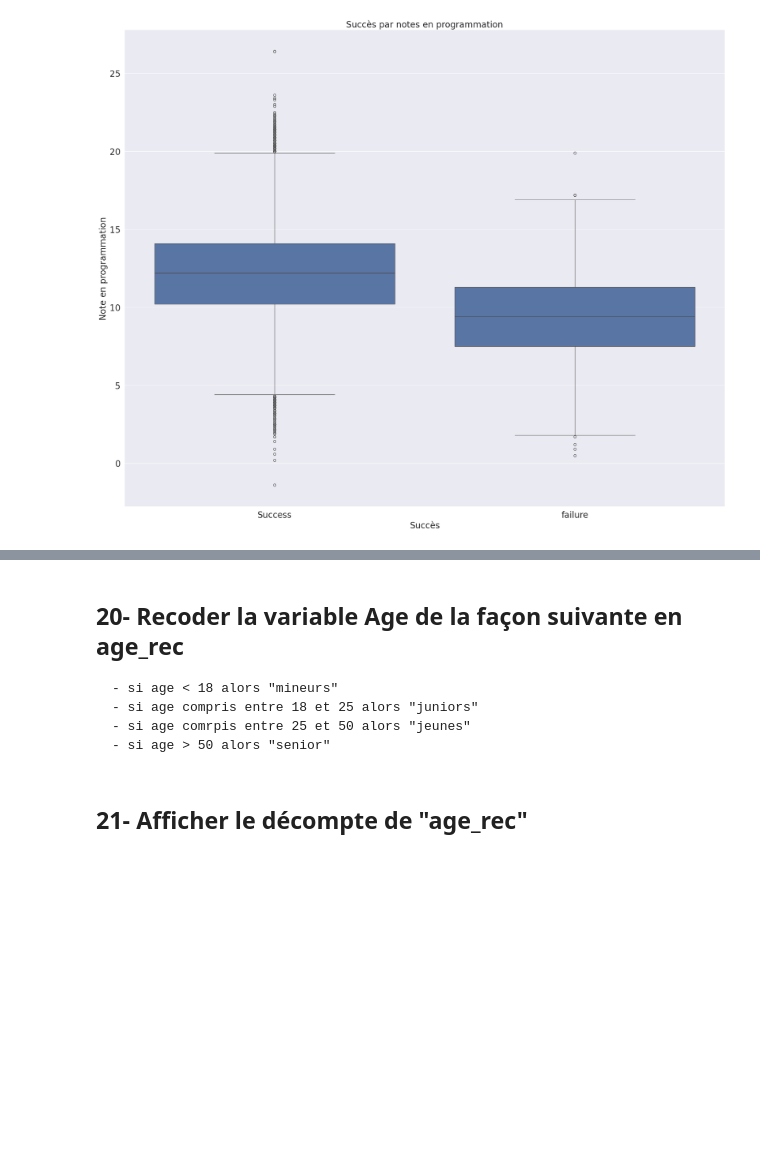
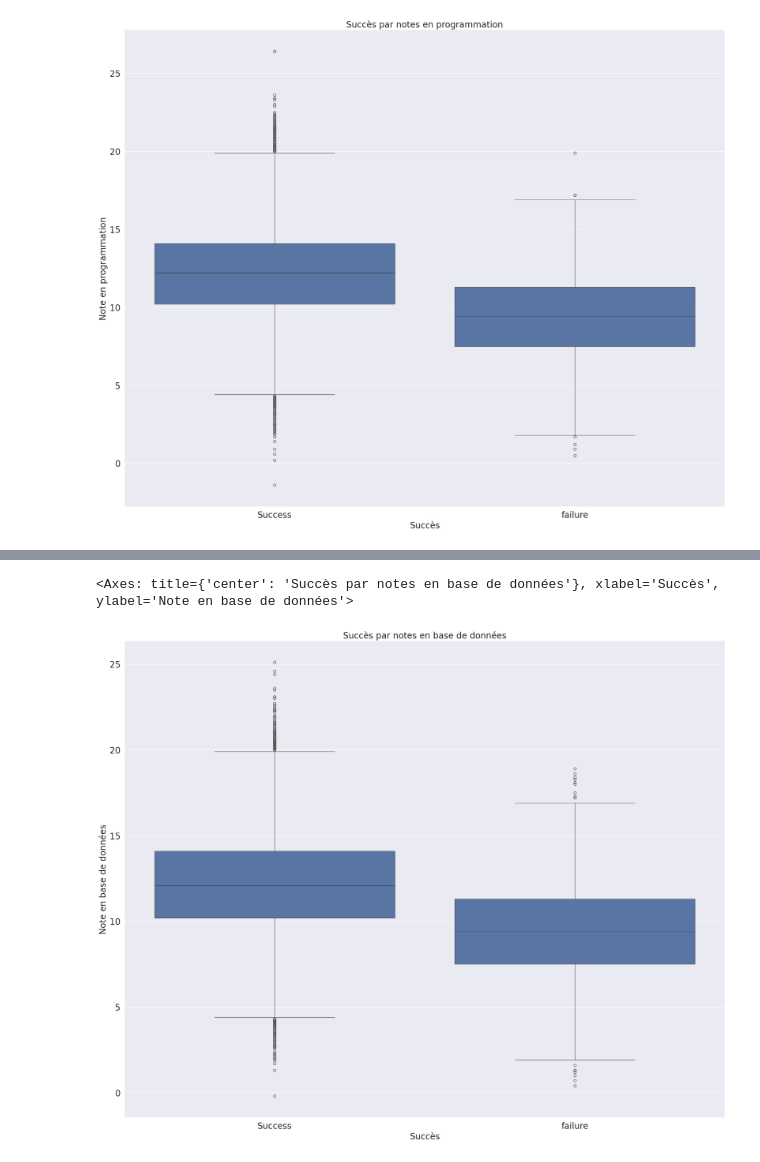
Before and after one commit to jabibamman/examen_ML_5_AL2, a Jupyter notebook: clustering_etudiant.ipynb, the cells around one changed output, grey strips where cells are left out. Saved outputs shown, nothing was run; the diff lists cells and outputs as text; code cells hidden in the pictures; blank space fills up the shorter version.

Commit message:
boxplot

```diff
--- a/clustering_etudiant.ipynb
+++ b/clustering_etudiant.ipynb
@@ -400,18 +397,0 @@ sns.boxplot(x='Status', y='Grade_Algorithms', data=clean_data)
-# %%
-# graphique des correlations
-plt.figure(figsize=(20, 20))
-
-plt.title("Table de corrélation des 10 premières variables", fontsize=30)
-
-sns.set(style="darkgrid", font_scale=2)
-plt.xlabel("",fontsize=20)
-plt.ylabel("",fontsize=20)
-
-sns.heatmap(table_corr,
-            cmap='viridis',
-            cbar=True,
-            #vmax=1.0, vmin=-1.0,
-            linewidths=0.3,
-            annot=True,
-            #annot_kws={"size": 8}, square=True
-           );
@@ -422,7 +397,0 @@ donnees_propres.describe()
-# %% [markdown]
-## 20- Recoder la variable Age de la façon suivante en age_rec
-
-    - si age < 18 alors "mineurs"
-    - si age compris entre 18 et 25 alors "juniors"
-    - si age comrpis entre 25 et 50 alors "jeunes"
-    - si age > 50 alors "senior"
@@ -434,2 +397,0 @@ donnees_propres['age_rec'] = pd.cut(donnees_propres['Age'], bins, labels=names)
-# %% [markdown]
-## 21- Afficher le décompte de "age_rec"
@@ -439,0 +398,10 @@ donnees_propres[donnees_propres["age_rec"] == "seniors"].sort_values("Age", asce
+# %%
+plt.figure(figsize=(25, 20))
+sns.set(style="darkgrid", font_scale=1.8)
+plt.title("Succès par notes en base de données", fontsize=20)
+plt.xlabel("Succès", fontsize=20)
+plt.ylabel("Note en base de données", fontsize=20)
+sns.boxplot(x='Status', y='Grade_Databases', data=clean_data)
+# %% [output]
+<Axes: title={'center': 'Succès par notes en base de données'}, xlabel='Succès', ylabel='Note en base de données'>
+[figure, added]
```
Also changed, not shown: parts of 7 cells of this notebook.
